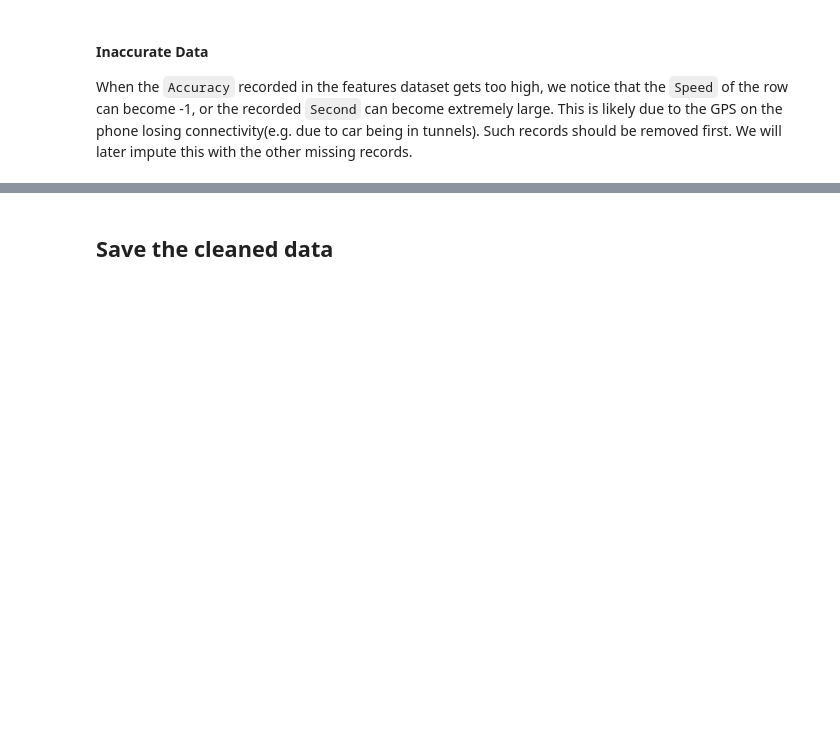
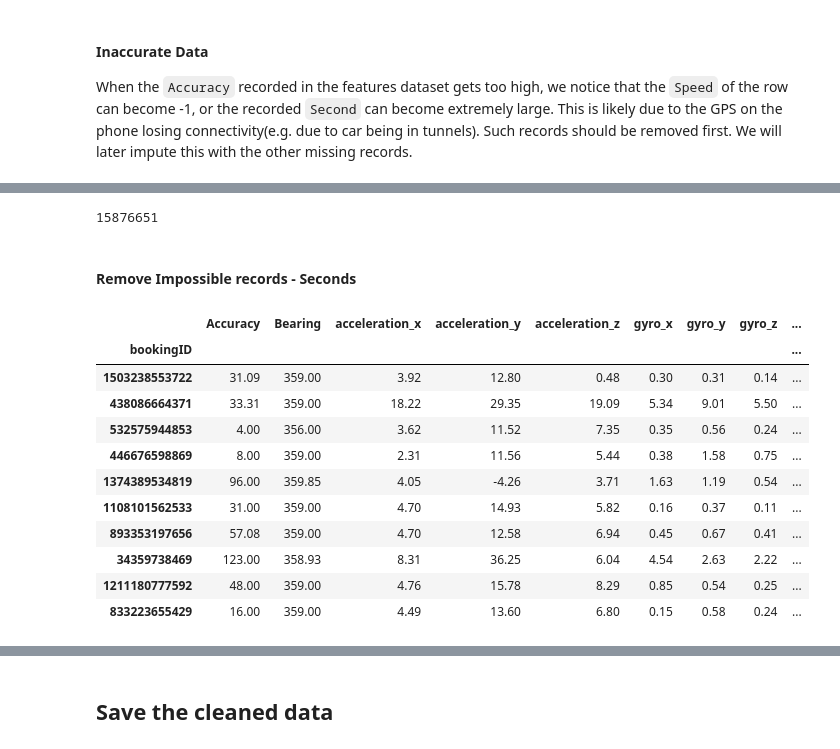
Before and after one commit to gerpang/AMLProject_GrabSafety, a Jupyter notebook: notebooks/1DataPrep.ipynb, the cells around one changed output, grey strips where cells are left out. Saved outputs shown, nothing was run; the diff lists cells and outputs as text; code cells hidden in the pictures; blank space fills up the shorter version.

```diff
--- a/notebooks/1DataPrep.ipynb
+++ b/notebooks/1DataPrep.ipynb
@@ -281,0 +126,23 @@ indiv_data.sort_values('second').head(20)
+# %%
+df_nonegative = df_sorted[df_sorted.Speed >= 0].copy()
+len(df_nonegative)
+# %% [output]
+15876651
+# %% [markdown]
+#### Remove Impossible records - Seconds
+# %%
+# Let's check the seconds column for records with excessively long 'known duration'
+df_nonegative.groupby('bookingID').agg('max').sort_values(by='second', ascending=False).head(10)
+# %% [output]
+|  | Accuracy | Bearing | acceleration_x | acceleration_y | acceleration_z | gyro_x | gyro_y | gyro_z | ... |
+| bookingID |  |  |  |  |  |  |  |  | ... |
+| 1503238553722 | 31.09 | 359.00 | 3.92 | 12.80 | 0.48 | 0.30 | 0.31 | 0.14 | ... |
+| 438086664371 | 33.31 | 359.00 | 18.22 | 29.35 | 19.09 | 5.34 | 9.01 | 5.50 | ... |
+| 532575944853 | 4.00 | 356.00 | 3.62 | 11.52 | 7.35 | 0.35 | 0.56 | 0.24 | ... |
+| 446676598869 | 8.00 | 359.00 | 2.31 | 11.56 | 5.44 | 0.38 | 1.58 | 0.75 | ... |
+| 1374389534819 | 96.00 | 359.85 | 4.05 | -4.26 | 3.71 | 1.63 | 1.19 | 0.54 | ... |
+| 1108101562533 | 31.00 | 359.00 | 4.70 | 14.93 | 5.82 | 0.16 | 0.37 | 0.11 | ... |
+| 893353197656 | 57.08 | 359.00 | 4.70 | 12.58 | 6.94 | 0.45 | 0.67 | 0.41 | ... |
+| 34359738469 | 123.00 | 358.93 | 8.31 | 36.25 | 6.04 | 4.54 | 2.63 | 2.22 | ... |
+| 1211180777592 | 48.00 | 359.00 | 4.76 | 15.78 | 8.29 | 0.85 | 0.54 | 0.25 | ... |
+| 833223655429 | 16.00 | 359.00 | 4.49 | 13.60 | 6.80 | 0.15 | 0.58 | 0.24 | ... |
```
Also changed, not shown: parts of 52 cells of this notebook, 3 other files.
